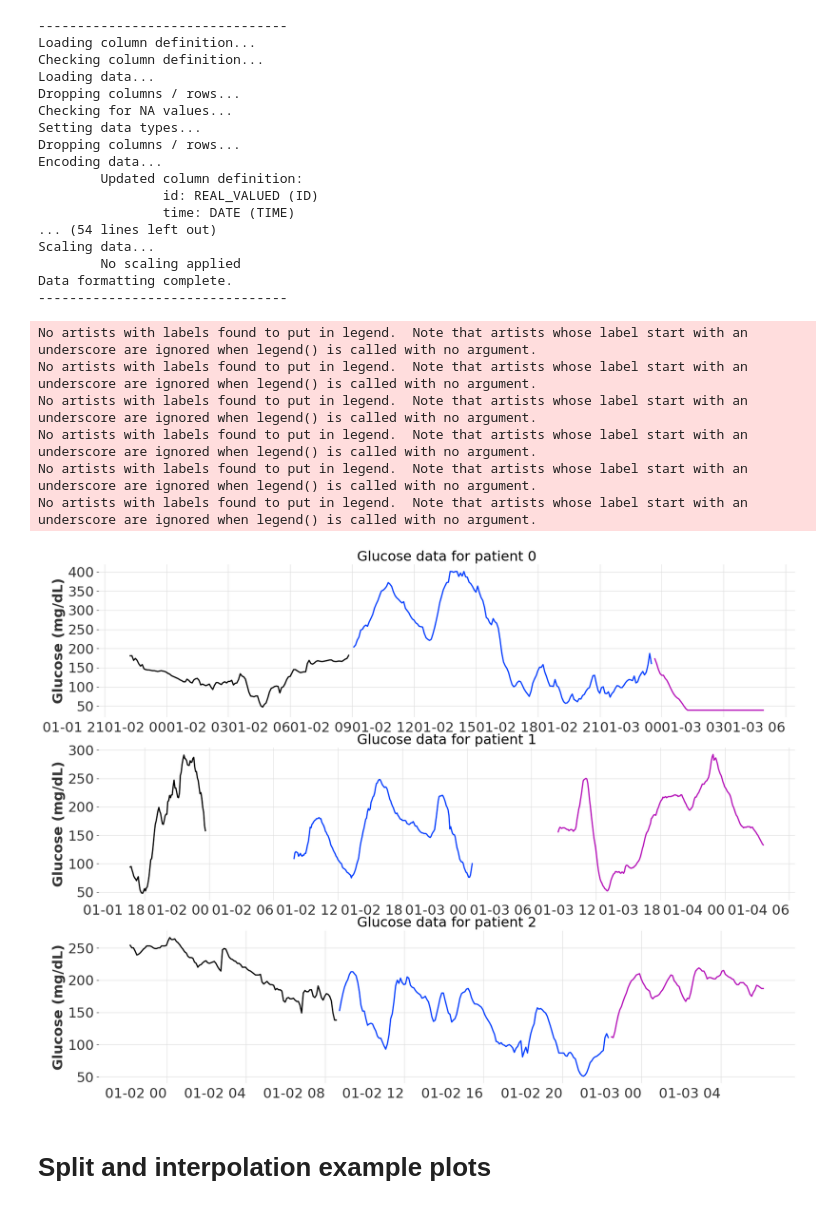
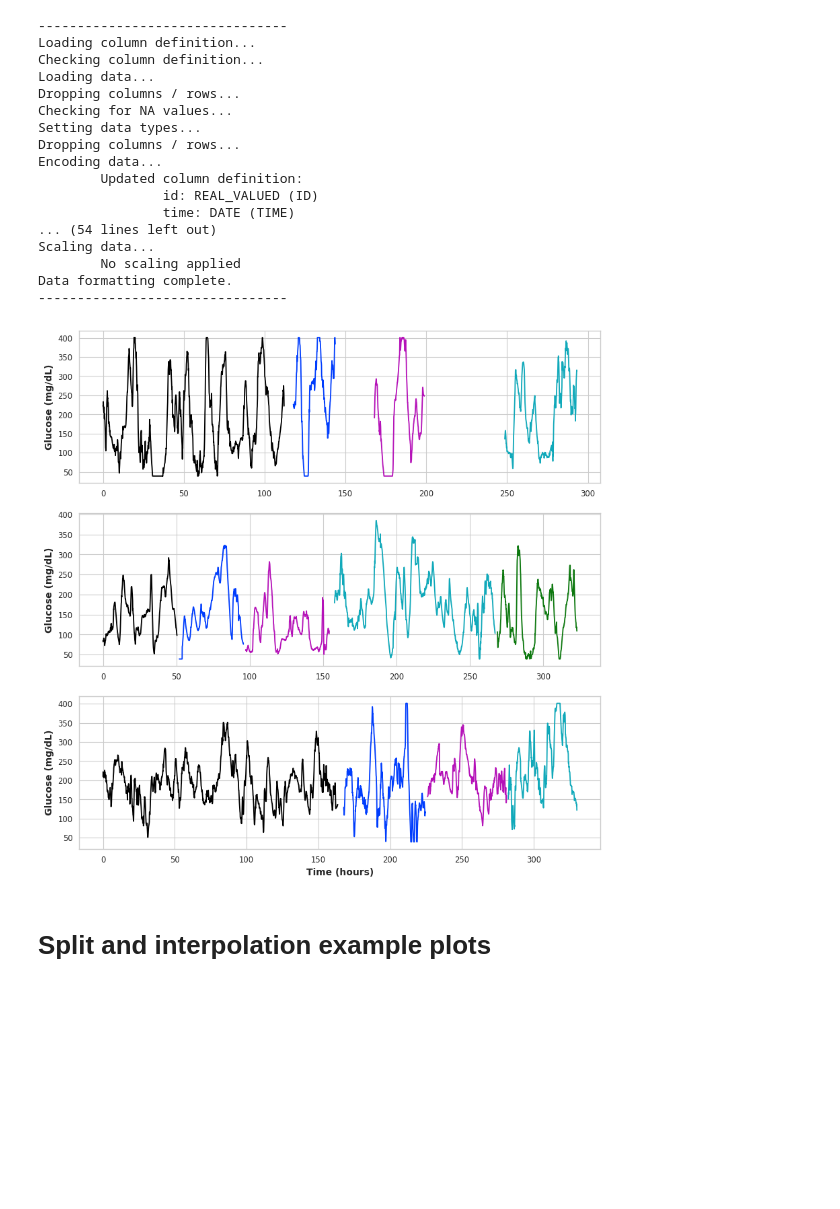
Before and after one commit to IrinaStatsLab/GlucoBench, a Jupyter notebook: presentation/plots.ipynb, the cells around one changed output. Saved outputs shown, nothing was run; the diff lists cells and outputs as text; code cells hidden in the pictures; blank space fills up the shorter version.

Commit message:
Edited time axis and plot generation for plots

```diff
--- a/presentation/plots.ipynb
+++ b/presentation/plots.ipynb
@@ -58,30 +38,40 @@ for id in ids:
-# %%
-# plot glucose data for each id
-fig, axs = plt.subplots(3, 1, figsize=(20, 15))
-for i, id in enumerate(ids[:3]):
-    for j in range(len(id_series[id][:3])):
-        id_series[id][j].plot(ax=axs[i])
-    # axs[i].get_legend().remove()
-    axs[i].set_ylabel('Glucose (mg/dL)')
-    axs[i].set_xlabel('')
-    axs[i].set_title(f'Glucose data for patient {i}')
-    axs[i].tick_params(axis='x', rotation=0)
-    if axs[i].get_legend() is not None:
-        axs[i].get_legend().remove()
-    # increase font size
-    for item in ([axs[i].title, axs[i].xaxis.label, axs[i].yaxis.label] +
-                axs[i].get_xticklabels() + axs[i].get_yticklabels()):
-        item.set_fontsize(22)
-# save as pdf
-plt.savefig('presentation/plots/glucose_data.pdf', bbox_inches='tight')
-# %% [output]
-No artists with labels found to put in legend.  Note that artists whose label start with an underscore are ignored when legend() is called with no argument.
-No artists with labels found to put in legend.  Note that artists whose label start with an underscore are ignored when legend() is called with no argument.
-No artists with labels found to put in legend.  Note that artists whose label start with an underscore are ignored when legend() is called with no argument.
-No artists with labels found to put in legend.  Note that artists whose label start with an underscore are ignored when legend() is called with no argument.
-No artists with labels found to put in legend.  Note that artists whose label start with an underscore are ignored when legend() is called with no argument.
-No artists with labels found to put in legend.  Note that artists whose label start with an underscore are ignored when legend() is called with no argument.
-[figure, removed]
+# %%
+# extract data to plot: patients with more than 3 segments
+plot_data = []
+for pateint_id, patient_data in formatter.data.groupby('id'):
+    # count number of unique segments, id_segment
+    n_segment = patient_data['id_segment'].nunique()
+    if n_segment > 3:
+        plot_data.append(patient_data)
+        if len(plot_data) == 3:
+            break
+# for each patient, create a column with number of minutes since the absolute start
+#    and convert to long format for plotting
+for i, patient_data in enumerate(plot_data):
+    patient_data['time'] = patient_data['time'] - patient_data['time'].min()
+    # convert time to float, number of hours
+    patient_data['time'] = patient_data['time'].dt.total_seconds() / 3600
+    # convert to long format for plotting
+    plot_data[i] = patient_data.melt(id_vars=['time', 'id_segment'], value_vars=['gl'], var_name='y', value_name='x')
+# %%
+# use whitegrid style
+sns.set_style('whitegrid')
+colors = ['#000000', '#003DFD', '#b512b8', '#11a9ba', '#0d780f', '#f77f07', '#ba0f0f']
+# plot using seaborn
+fig, axes = plt.subplots(3, 1, figsize=(10, 10))
+for i, patient_data in enumerate(plot_data):
+    sns.lineplot(x='time', y='x', hue='id_segment',
+                 data=patient_data, ax=axes[i],
+                 palette=colors)
+    axes[i].set_ylabel('Glucose (mg/dL)')
+    # remove legend
+    axes[i].get_legend().remove()
+    # only add xlabel to last plot
+    axes[i].set_xlabel('')
+    if i == 2:
+        axes[i].set_xlabel('Time (hours)')
+# %% [output]
+[figure, added]
 # %% [markdown]
 # Split and interpolation example plots
 # %%
```
Also changed, not shown: parts of 1 cell of this notebook.
